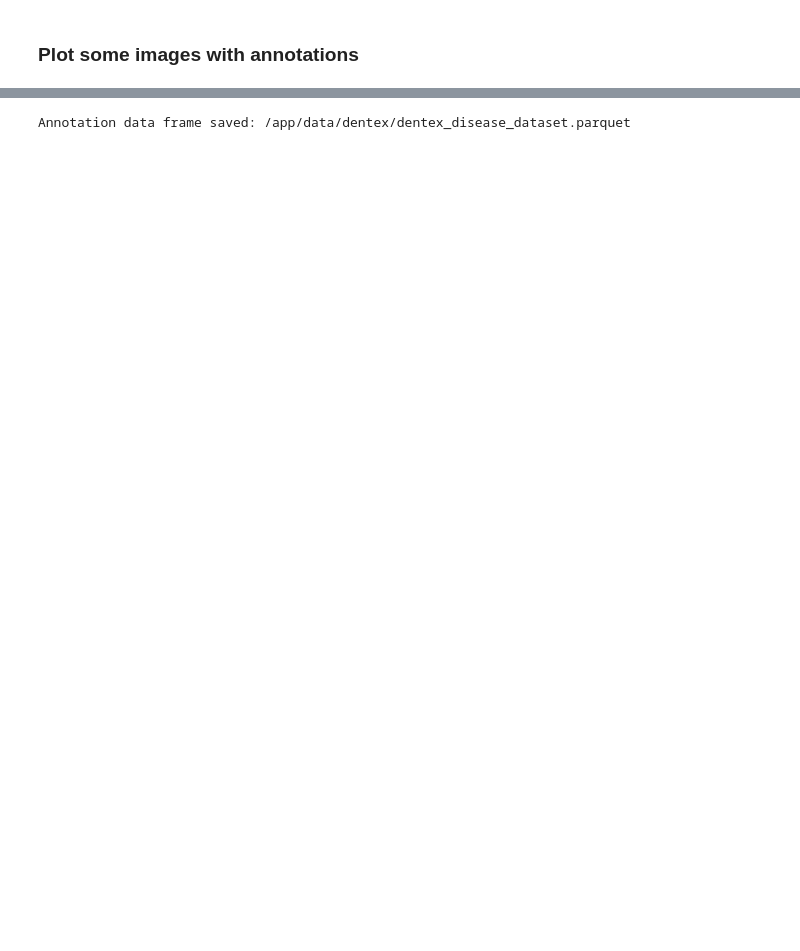
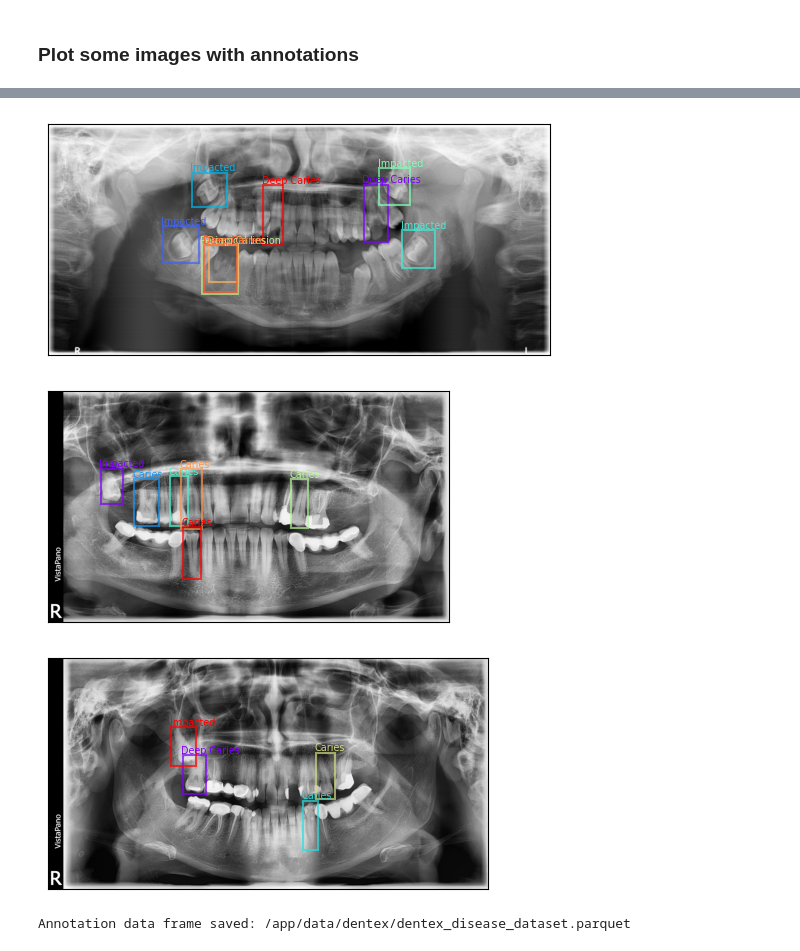
Before and after one commit to ccb-hms/computervision, a Jupyter notebook: notebooks/1_Dentex_Download.ipynb, the cells around one changed output, grey strips where cells are left out. Drawn from its saved outputs; the diff is of its cells as text; code cells hidden in the pictures; blank space fills up the shorter version.

```diff
--- a/notebooks/1_Dentex_Download.ipynb
+++ b/notebooks/1_Dentex_Download.ipynb
@@ -144,8 +155,8 @@ an_df_list = []
 for idx, an_dict in enumerate(js_an):
     if (idx + 1) % 500 == 0:
         print(f'Annotation {idx + 1} / {len(js_an)}')
-    id = an_dict.get('image_id')
-    id_df = js_im_df.loc[js_im_df['id'] == id]
+    image_id = an_dict.get('image_id')
+    id_df = js_im_df.loc[js_im_df['image_id'] == image_id]
     # Extract the annotations for this annotation id
     quadrant = quadrant_df.loc[quadrant_df['id'] == an_dict.get('category_id_1'), 'name'].values[0]
     position = num_df.loc[num_df['id'] == an_dict.get('category_id_2'), 'name'].values[0]
@@ -155,7 +166,7 @@ for idx, an_dict in enumerate(js_an):
                          area=[an_dict.get('area')],
                          bbox=[an_dict.get('bbox')],
                          box_name=(f'{os.path.splitext(id_df["file_name"].values[0])[0]}_'
-                                   f'{quadrant}_{position}'))
+                                   f'{idx}_{quadrant}_{position}'))
     an_df_list.append(id_df)
 an_df = pd.concat(an_df_list, axis=0, ignore_index=True)
 
@@ -164,9 +175,13 @@ n_annotations = an_df[['file_name', 'label']].\
                 groupby('file_name').count().\
                 reset_index(drop=False).\
                 rename(columns={'label': 'annotations'})
+
 an_df = an_df.merge(n_annotations, on='file_name', how='inner').\
-                sort_values(by='id', ascending=True).\
+                sort_values(by='image_id', ascending=True).\
                 reset_index(drop=True)
+
+print()
+display(an_df.head())
 # %% [output]
 Annotation 500 / 3529
 Annotation 1000 / 3529
@@ -228,3 +201,45 @@ Showing 2 annotations for file train_656.png
+# %%
+# Show an xray image with bounging boxes
+file_name_list = ['train_267.png', 'train_269.png', 'train_270.png']
+for file_name in file_name_list:
+    an_file_df = an_df.loc[(an_df['file_name'] == file_name)]
+    #                        (an_df['position'] == '6') &
+    #                        (an_df['quadrant'] == '4')]
+
+    file = os.path.join(image_dir, file_name)
+    im = ImageData().load_image(file)
+
+    # Create a list of colors for the rectangles
+    color = cm.rainbow(np.linspace(0, 1, len(an_file_df)))
+    color_list = [color[c] for c in range(len(color))]
+    text_offset_xy = (-10, -10)
+
+    # Create the figure and show the panoramic x-ray image
+    fig, ax = plt.subplots(figsize=(10, 3))
+    ax.imshow(im)
+
+    # Loop over the bounding boxes
+    for i, idx in enumerate(an_file_df.index):
+
+        box_df = an_file_df.loc[an_file_df.index==idx]
+
+        box = box_df['bbox'].values[0]
+        bbox = box[0], box[1], box[0] + box[2], box[1] + box[3]
+        label = box_df['label'].values[0]
+
+
+        rect = patches.Rectangle(xy=(box[0], box[1]), width=box[2], height=box[3],
+                                         linewidth=1.5, edgecolor=color_list[i],
+                                         facecolor='none', alpha=0.7)
+        ax.add_patch(rect)
+        ax.text(box[0]+text_offset_xy[0], box[1]+text_offset_xy[1]+i, label, color=color_list[i], fontsize='x-small')
+        ax.set(xticks=[], yticks=[])
+
+    plt.show()
+# %% [output]
+[figure, added]
+[figure, added]
+[figure, added]
 # %%
 # Save the data frame with the file paths and annotations
 df_file_name = 'dentex_disease_dataset.parquet'
```
Also changed, not shown: parts of 5 cells of this notebook, 5 other files.
